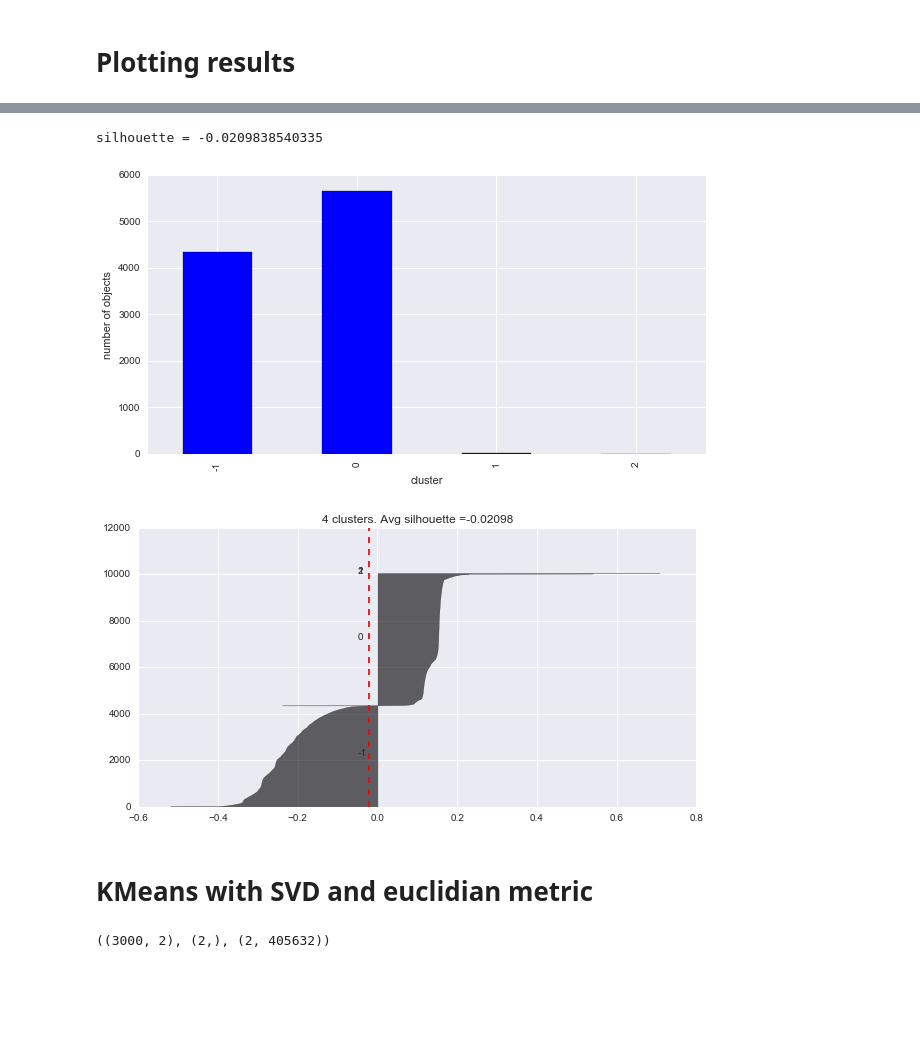
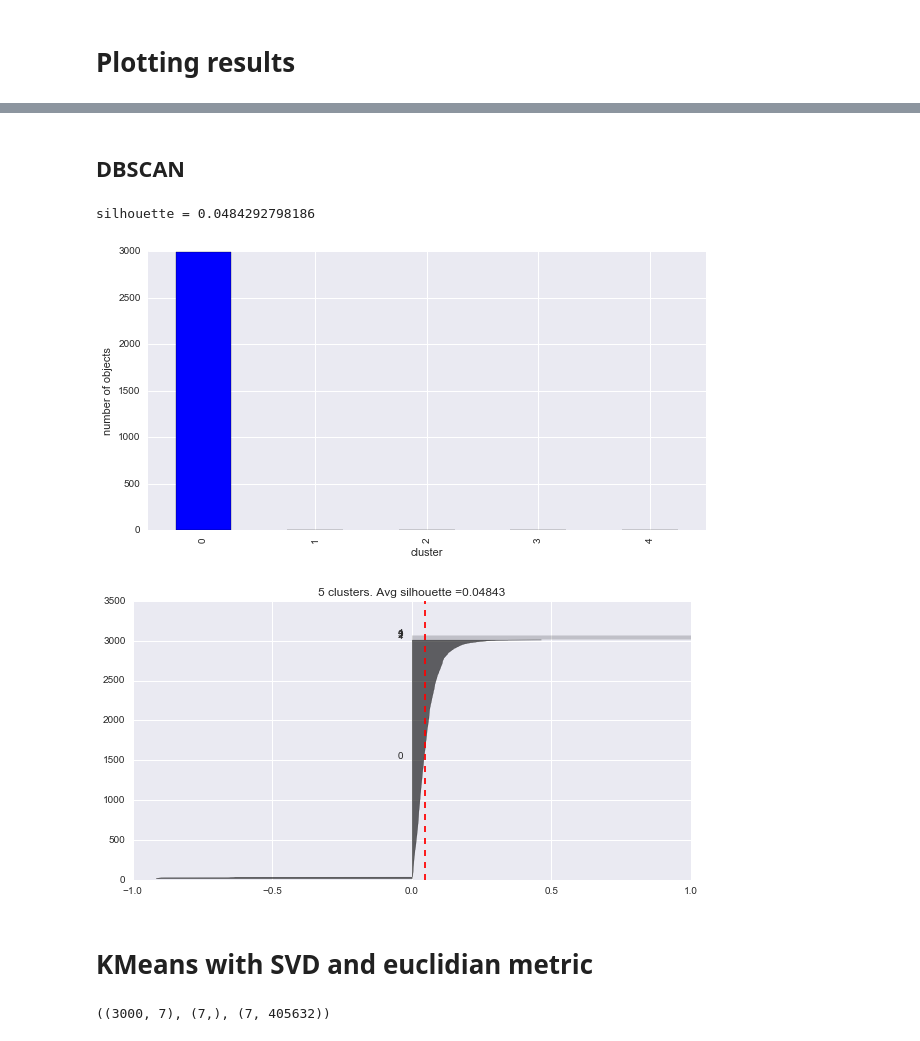
Before and after one commit to shayakhmetov/rank_corr_clustering, a Jupyter notebook: main.ipynb, the cells around one changed output, grey strips where cells are left out. Saved outputs shown, nothing was run; the diff lists cells and outputs as text; code cells hidden in the pictures; blank space fills up the shorter version.

```diff
--- a/main.ipynb
+++ b/main.ipynb
@@ -183 +164,4 @@ def kendalltau_distance(x, y):
+# %%
+distance_matrix_filename = '../data/distance_matrix3000_kt.csv'
+distance_matrix = np.loadtxt(distance_matrix_filename, delimiter=';')
 # %%
@@ -237,24 +243,26 @@ def plot_silhouettes(silhouette_values, labels):
+# %% [markdown]
+## DBSCAN
 # %%
 remove_noise = False
-clustering = DBSCAN(metric='precomputed', eps=11, min_samples=5)
+clustering = DBSCAN(metric='precomputed', eps=0.0001, min_samples=1)
 labels = clustering.fit_predict(distance_matrix)
 if remove_noise:
     labels = labels[labels >= 0]
 pd.Series(labels).value_counts().sort_index().plot(kind='bar')
 pl.xlabel('cluster')
 pl.ylabel('number of objects')
 silhouette_values = sklearn.metrics.silhouette_samples(distance_matrix, labels, metric='precomputed')
 print('silhouette =', silhouette_values.mean())
 plot_silhouettes(silhouette_values, labels)
 # %% [output]
-silhouette = -0.0209838540335
+silhouette = 0.0484292798186
-[figure, old version]
+[figure, new version]
-[figure, old version]
+[figure, new version]
 # %% [markdown]
 # KMeans with SVD and euclidian metric
 # %%
-u,s,v = scipy.sparse.linalg.svds(X.astype('f'), k=2)
+u,s,v = scipy.sparse.linalg.svds(X.astype('f'), k=7)
 u.shape, s.shape, v.shape
 # %% [output]
-((3000, 2), (2,), (2, 405632))
+((3000, 7), (7,), (7, 405632))
 # %%
```
Also changed, not shown: parts of 21 cells of this notebook.
